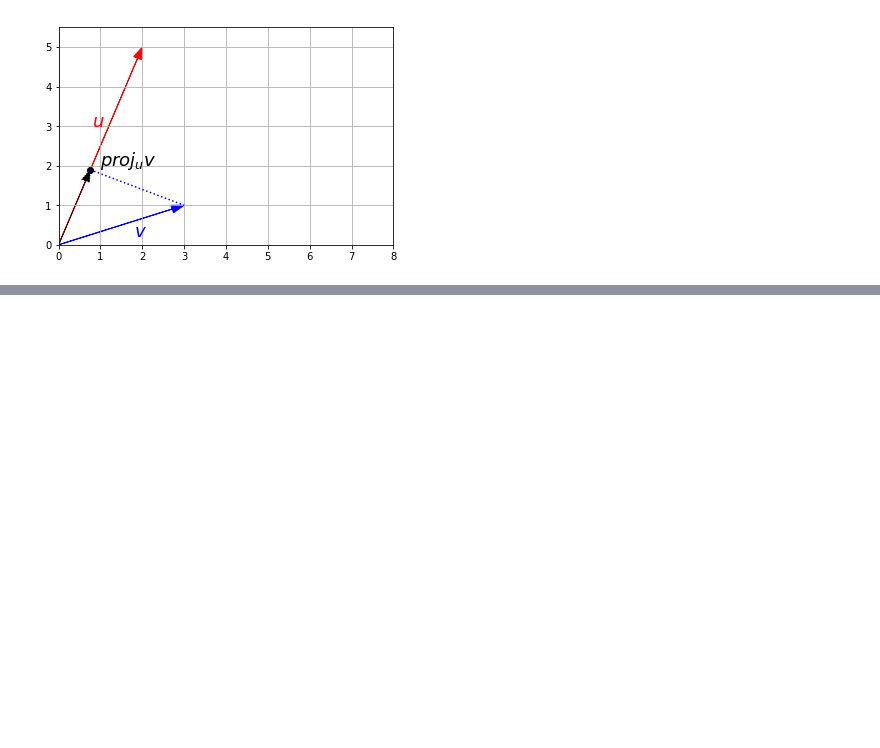
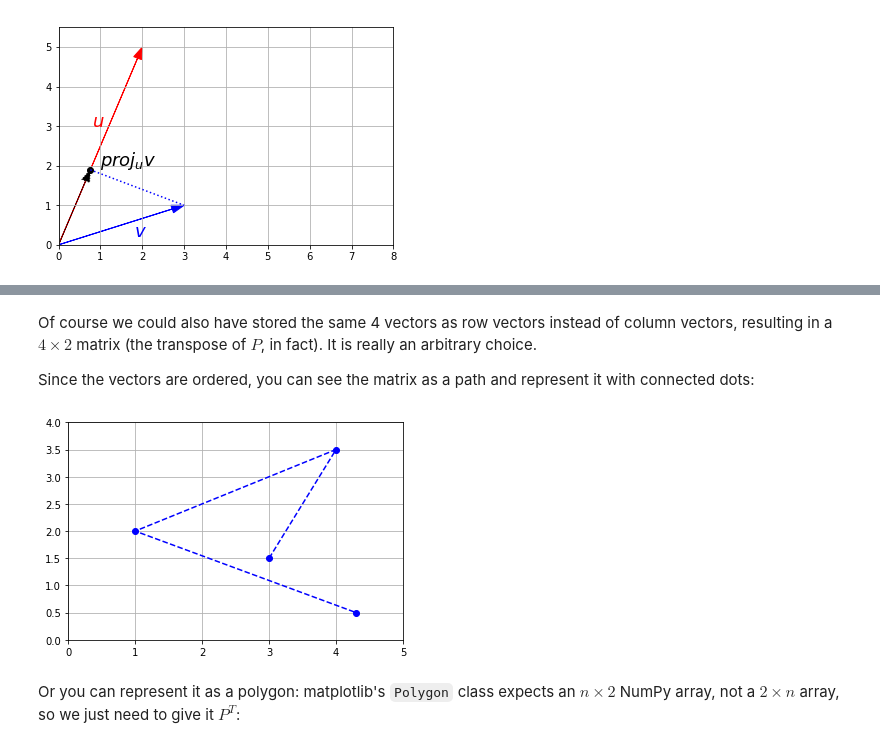
Before and after one commit to andyashall/maths-for-ml, a Jupyter notebook: Maths for ML.ipynb, the cells around one changed output, grey strips where cells are left out. Drawn from its saved outputs; the diff is of its cells as text; code cells hidden in the pictures; blank space fills up the shorter version.

Commit message:
matrix transformation

```diff
--- a/Maths for ML.ipynb
+++ b/Maths for ML.ipynb
@@ -179,0 +290,14 @@ plt.show()
+# %% [markdown]
+Of course we could also have stored the same 4 vectors as row vectors instead of column vectors, resulting in a $4 \times 2$ matrix (the transpose of $P$, in fact). It is really an arbitrary choice.
+
+Since the vectors are ordered, you can see the matrix as a path and represent it with connected dots:
+# %%
+plt.plot(x_cord, y_cords, 'bo')
+plt.plot(x_cord, y_cords, 'b--')
+plt.axis([0,5,0,4])
+plt.grid()
+plt.show()
+# %% [output]
+[figure, added]
+# %% [markdown]
+Or you can represent it as a polygon: matplotlib's `Polygon` class expects an $n \times 2$ NumPy array, not a $2 \times n$ array, so we just need to give it $P^T$:
```
Also changed, not shown: parts of 11 cells of this notebook.
